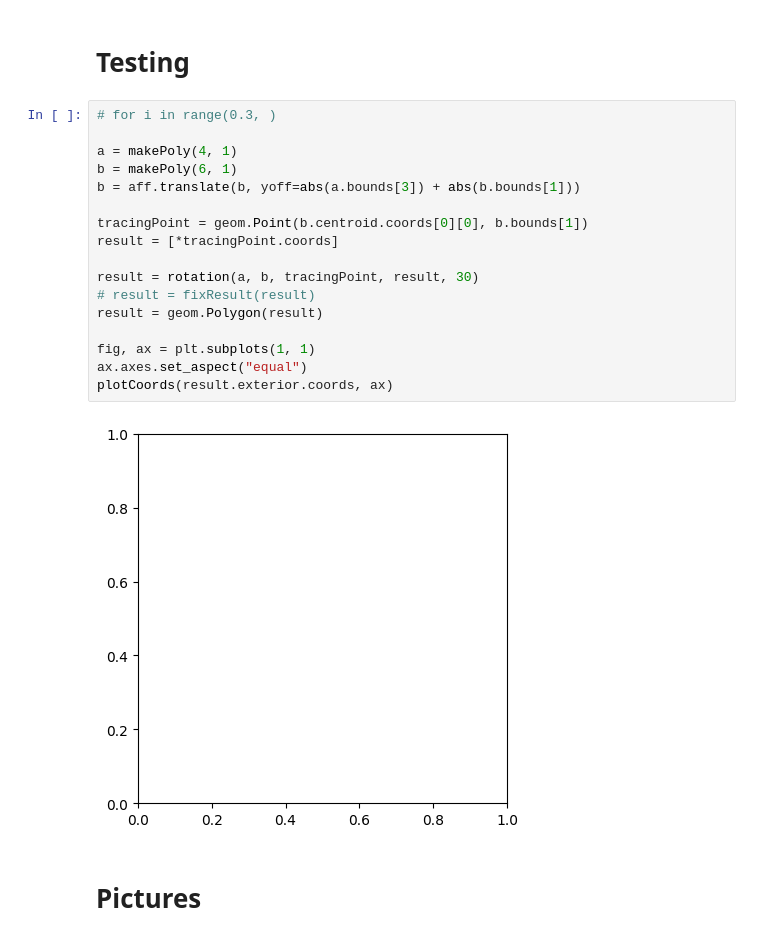
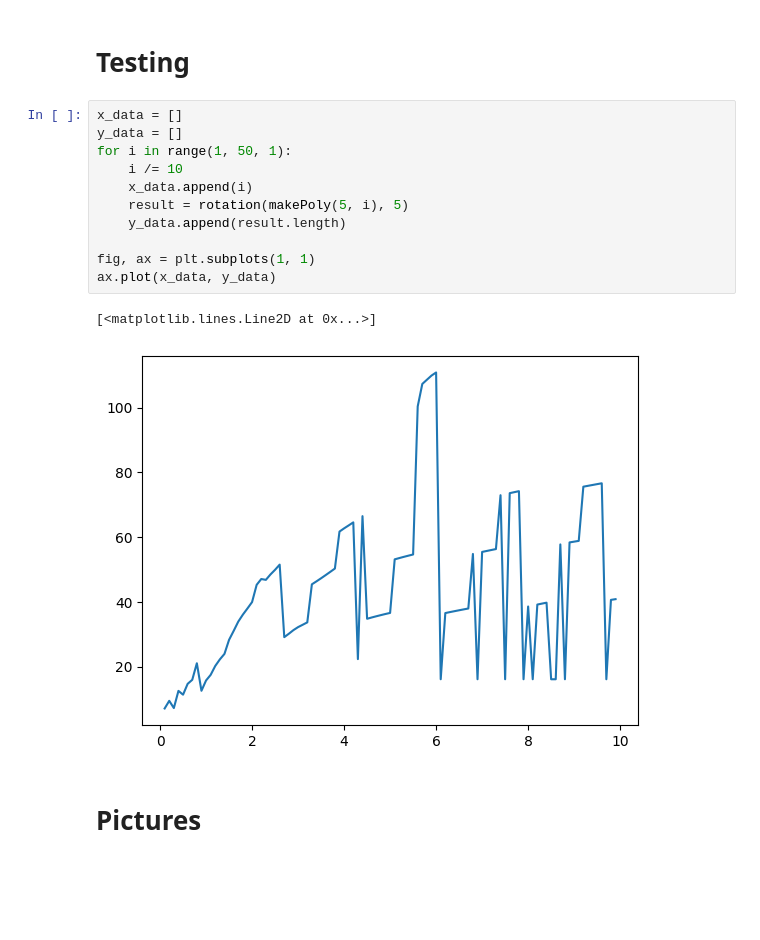
Before and after one commit to alex-k-exe/sci-fair, a Jupyter notebook: GlobalFunctions.ipynb, the cells around one changed output. Cells and saved outputs as stored; diff of their text form; blank space fills up the shorter version.

Commit message:
final result but is weird graph

```diff
--- a/GlobalFunctions.ipynb
+++ b/GlobalFunctions.ipynb
@@ -176,24 +178,19 @@ def fixResult(result):
 # %% [markdown]
 # Testing
-# %%
-# for i in range(0.3, )
-
-a = makePoly(4, 1)
-b = makePoly(6, 1)
-b = aff.translate(b, yoff=abs(a.bounds[3]) + abs(b.bounds[1]))
-
-tracingPoint = geom.Point(b.centroid.coords[0][0], b.bounds[1])
-result = [*tracingPoint.coords]
-
-result = rotation(a, b, tracingPoint, result, 30)
-# result = fixResult(result)
-result = geom.Polygon(result)
-
-fig, ax = plt.subplots(1, 1)
-ax.axes.set_aspect("equal")
-plotCoords(result.exterior.coords, ax)
-# %% [output]
-[figure, removed]
+# %%
+x_data = []
+y_data = []
+for i in range(1, 50, 1):
+    i /= 10
+    x_data.append(i)
+    result = rotation(makePoly(5, i), 5)
+    y_data.append(result.length)
+
+fig, ax = plt.subplots(1, 1)
+ax.plot(x_data, y_data)
+# %% [output]
+[<matplotlib.lines.Line2D at 0x...>]
+[figure, added]
 # %% [markdown]
 # Pictures
 # %% [markdown]
```
Also changed, not shown: parts of 3 cells of this notebook.
